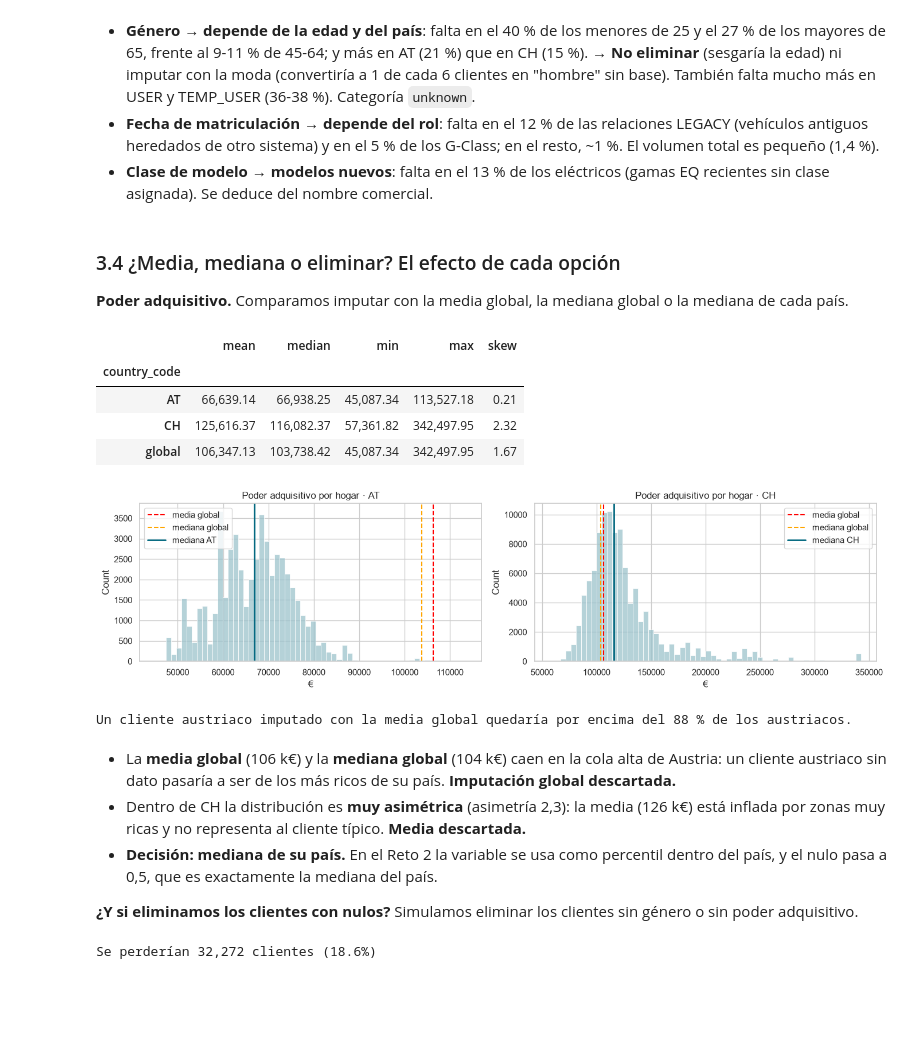
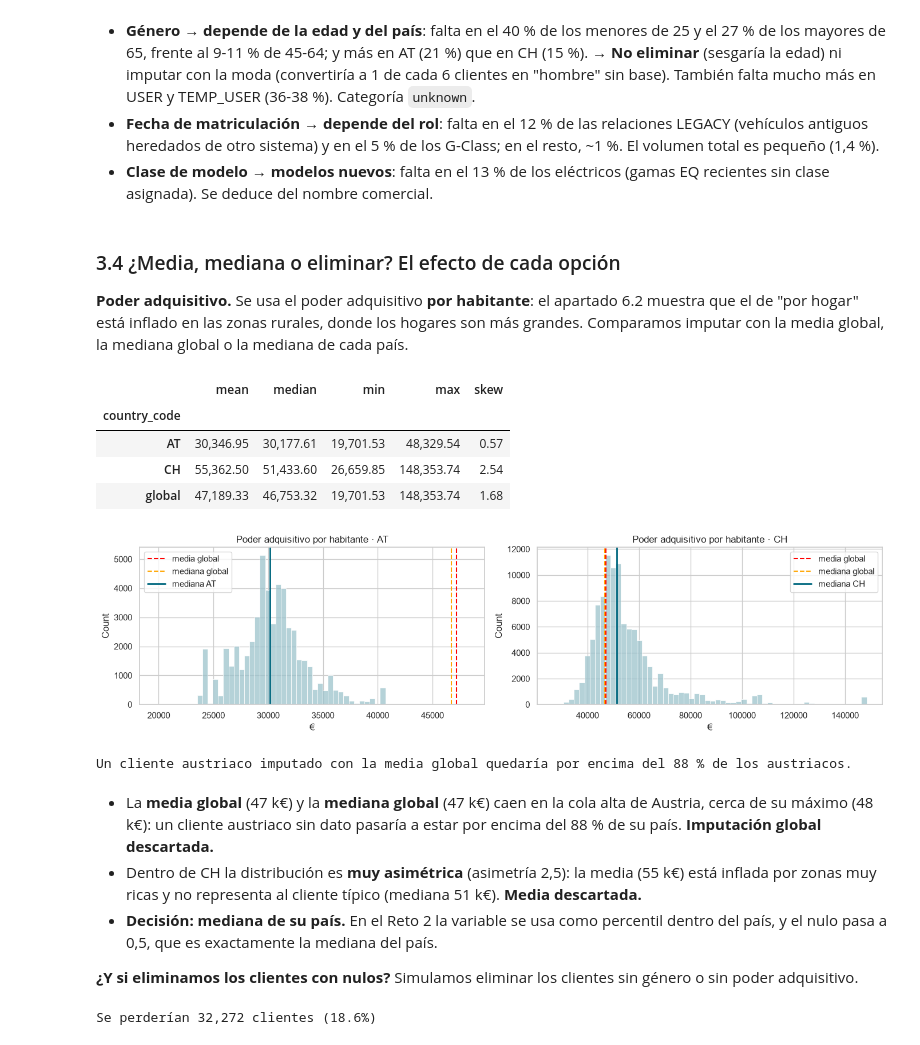
Before and after one commit to albaalibaii/Mercedes-Benz, a Jupyter notebook: Reto1_EDA.ipynb, the cells around one changed output. Saved outputs shown, nothing was run; the diff lists cells and outputs as text; code cells hidden in the pictures; blank space fills up the shorter version.

```diff
--- a/Reto1_EDA.ipynb
+++ b/Reto1_EDA.ipynb
@@ -354,39 +355,42 @@ plt.show()
 # %% [markdown]
 ### 3.4 ¿Media, mediana o eliminar? El efecto de cada opción
 
-**Poder adquisitivo.** Comparamos imputar con la media global, la mediana global o la mediana de cada país.
+**Poder adquisitivo.** Se usa el poder adquisitivo **por habitante**: el apartado 6.2 muestra que el de "por hogar"
+está inflado en las zonas rurales, donde los hogares son más grandes. Comparamos imputar con la media global, la
+mediana global o la mediana de cada país.
 # %%
-pp = "purchasing_power_per_household_eur"
+pp = "purchasing_power_per_inhabitant_eur"   # por habitante, no por hogar: ver 6.2
 estad = clientes.groupby("country_code")[pp].agg(["mean", "median", "min", "max", "skew"])
 estad.loc["global"] = [clientes[pp].mean(), clientes[pp].median(), clientes[pp].min(), clientes[pp].max(), clientes[pp].skew()]
 display(estad.round(2))
 
 fig, axes = plt.subplots(1, 2, figsize=(14, 3.8))
 for ax, pais in zip(axes, ["AT", "CH"]):
     s = clientes.loc[clientes["country_code"] == pais, pp].dropna()
     sns.histplot(s, bins=60, ax=ax, color=AZUL_CLARO)
     ax.axvline(estad.loc["global", "mean"], color="red", ls="--", label="media global")
     ax.axvline(estad.loc["global", "median"], color="orange", ls="--", label="mediana global")
     ax.axvline(estad.loc[pais, "median"], color=AZUL, lw=2, label=f"mediana {pais}")
-    ax.set(title=f"Poder adquisitivo por hogar · {pais}", xlabel="€")
+    ax.set(title=f"Poder adquisitivo por habitante · {pais}", xlabel="€")
     ax.legend()
 plt.tight_layout()
 plt.show()
 p_at = (clientes.loc[clientes["country_code"] == "AT", pp] < estad.loc["global", "mean"]).mean() * 100
 print(f"Un cliente austriaco imputado con la media global quedaría por encima del {p_at:.0f} % de los austriacos.")
 # %% [output]
 |  | mean | median | min | max | skew |
 | country_code |  |  |  |  |  |
-| AT | 66,639.14 | 66,938.25 | 45,087.34 | 113,527.18 | 0.21 |
-| CH | 125,616.37 | 116,082.37 | 57,361.82 | 342,497.95 | 2.32 |
-| global | 106,347.13 | 103,738.42 | 45,087.34 | 342,497.95 | 1.67 |
+| AT | 30,346.95 | 30,177.61 | 19,701.53 | 48,329.54 | 0.57 |
+| CH | 55,362.50 | 51,433.60 | 26,659.85 | 148,353.74 | 2.54 |
+| global | 47,189.33 | 46,753.32 | 19,701.53 | 148,353.74 | 1.68 |
-[figure, old version]
+[figure, new version]
 Un cliente austriaco imputado con la media global quedaría por encima del 88 % de los austriacos.
 # %% [markdown]
-- La **media global** (106 k€) y la **mediana global** (104 k€) caen en la cola alta de Austria: un cliente austriaco
-  sin dato pasaría a ser de los más ricos de su país. **Imputación global descartada.**
-- Dentro de CH la distribución es **muy asimétrica** (asimetría 2,3): la media (126 k€) está inflada por zonas muy
-  ricas y no representa al cliente típico. **Media descartada.**
+- La **media global** (47 k€) y la **mediana global** (47 k€) caen en la cola alta de Austria, cerca de su máximo
+  (48 k€): un cliente austriaco sin dato pasaría a estar por encima del 88 % de su país. **Imputación global
+  descartada.**
+- Dentro de CH la distribución es **muy asimétrica** (asimetría 2,5): la media (55 k€) está inflada por zonas muy
+  ricas y no representa al cliente típico (mediana 51 k€). **Media descartada.**
 - **Decisión: mediana de su país.** En el Reto 2 la variable se usa como percentil dentro del país, y el nulo pasa a
   0,5, que es exactamente la mediana del país.
 
```
Also changed, not shown: parts of 33 cells of this notebook, 14 other files.
